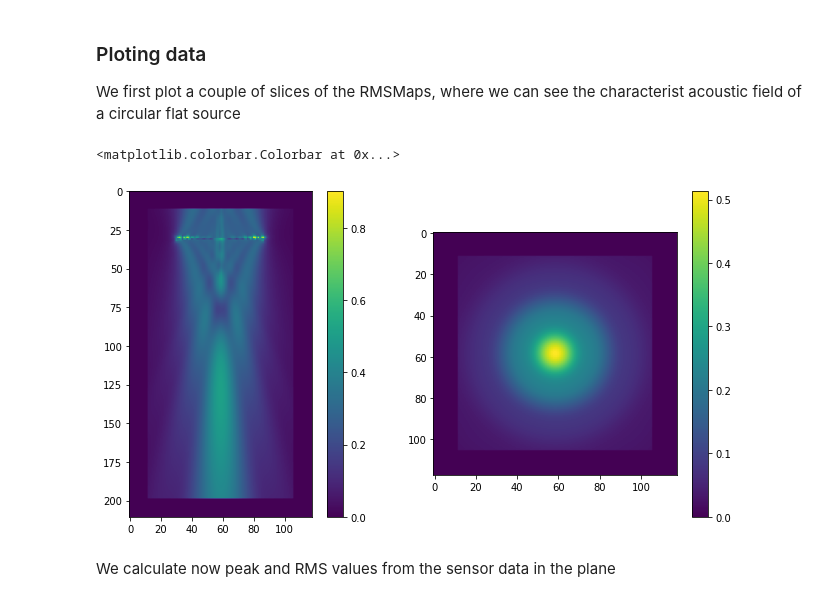
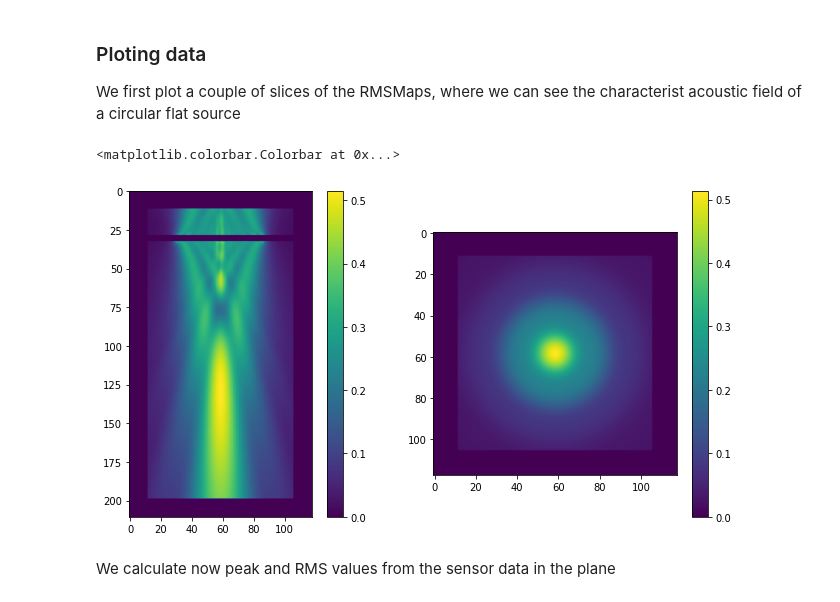
Before and after one commit to ProteusMRIgHIFU/BabelViscoFDTD, a Jupyter notebook: Tutorial Notebooks/1 - Basis of operation and flat source homogenous medium.ipynb, the cells around one changed output. Saved outputs shown, nothing was run; the diff lists cells and outputs as text; code cells hidden in the pictures.

```diff
--- a/Tutorial Notebooks/1 - Basis of operation and flat source homogenous medium.ipynb
+++ b/Tutorial Notebooks/1 - Basis of operation and flat source homogenous medium.ipynb
@@ -246,17 +246,17 @@ Time to run low level FDTDStaggered_3D = 21.259368896484375
 We first plot a couple of slices of the RMSMaps, where we can see the characterist acoustic field of a circular flat source
 # %%
 RMSValue=DictRMSValue['ALLV']
-# RMSValue[:,:,LocZ-2:LocZ+2]=0 # we hide the values too close to the source
+RMSValue[:,:,LocZ-2:LocZ+2]=0 # we hide the values too close to the source
 plt.figure(figsize=(12,6))
 plt.subplot(1,2,1)
 plt.imshow(RMSValue[:,int(N2/2),:].T)
 plt.colorbar()
 plt.subplot(1,2,2)
 plt.imshow(RMSValue[:,:,125].T)
 plt.colorbar()
 # %% [output]
 <matplotlib.colorbar.Colorbar at 0x...>
-[figure, old version]
+[figure, new version]
 # %% [markdown]
 We calculate now peak and RMS values from the sensor data in the plane
 # %%
```
Also changed, not shown: parts of 5 cells of this notebook, 18 other files.
